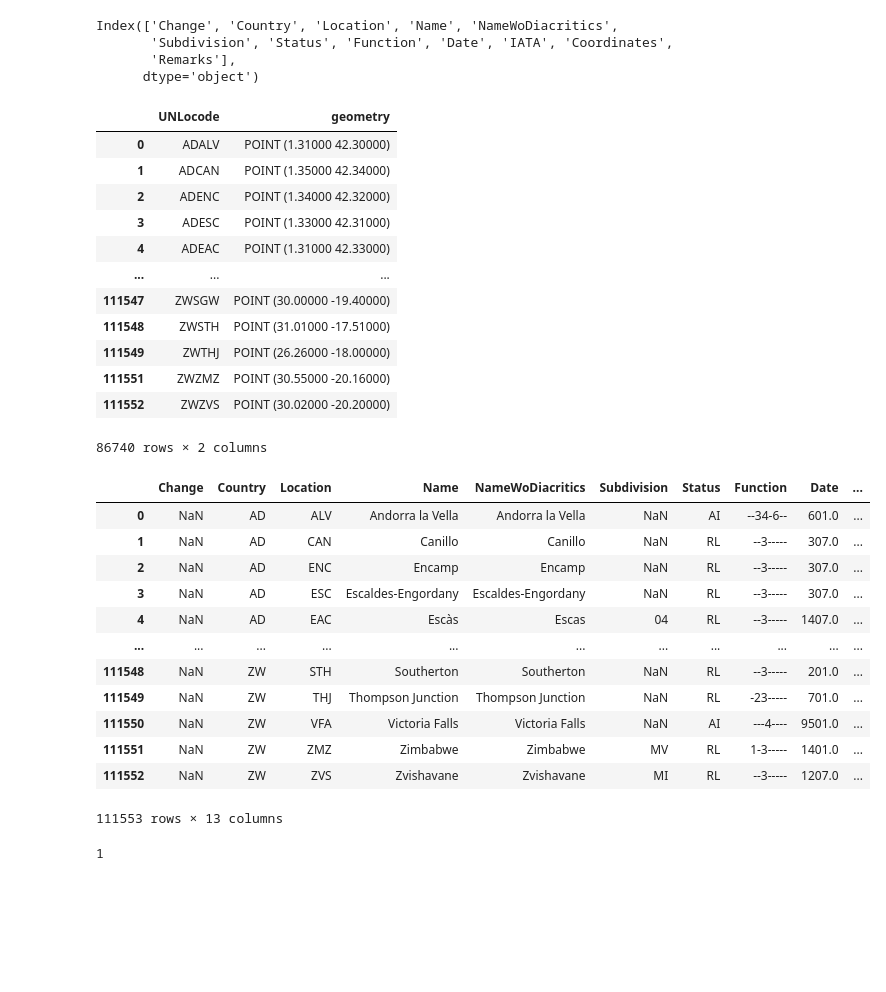
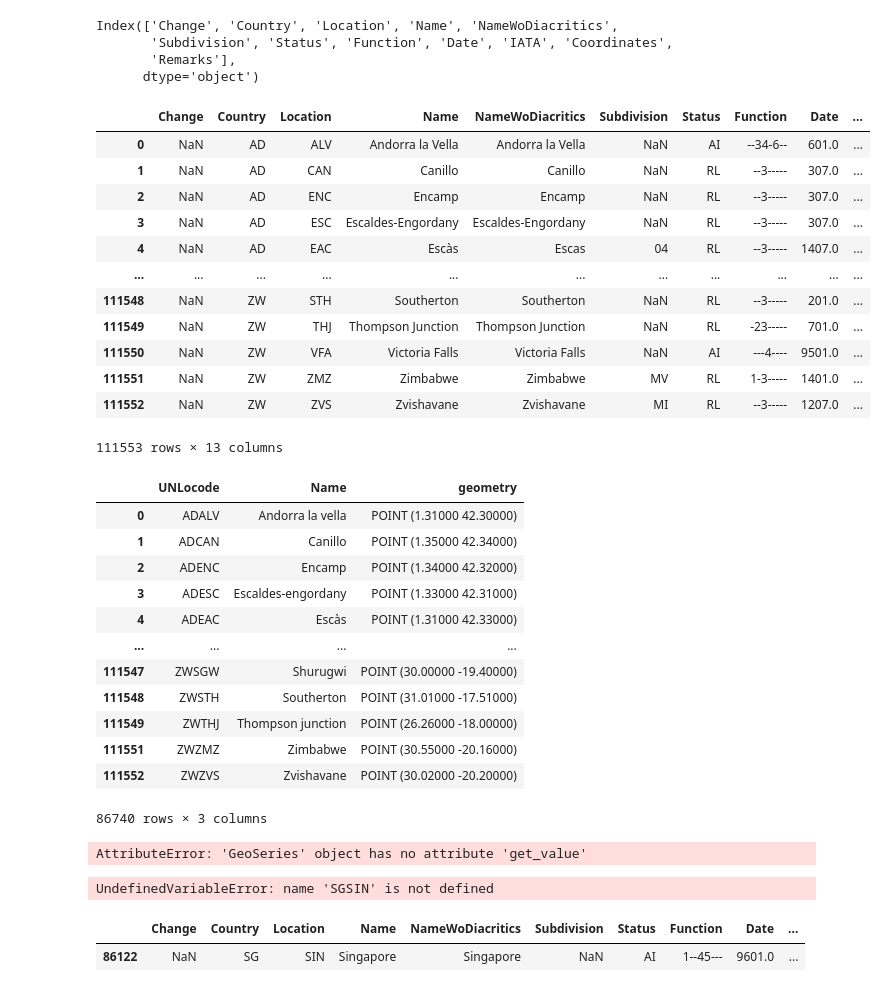
Before and after one commit to Steven-J-S/wco-hackathon-2022, a Jupyter notebook: test_DD.ipynb, the cells around one changed output. Cells and saved outputs as stored; diff of their text form; code cells hidden in the pictures; blank space fills up the shorter version.

```diff
--- a/test_DD.ipynb
+++ b/test_DD.ipynb
@@ -85,44 +56,55 @@ Index(['Change', 'Country', 'Location', 'Name', 'NameWoDiacritics',
       dtype='object')
 # %%
 dftmp['unloccode'] = dftmp["Country"] + dftmp["Location"]
+# %%
+dftmp
+# %% [output]
+|  | Change | Country | Location | Name | NameWoDiacritics | Subdivision | Status | Function | Date | ... |
+| 0 | NaN | AD | ALV | Andorra la Vella | Andorra la Vella | NaN | AI | --34-6-- | 601.0 | ... |
+| 1 | NaN | AD | CAN | Canillo | Canillo | NaN | RL | --3----- | 307.0 | ... |
+| 2 | NaN | AD | ENC | Encamp | Encamp | NaN | RL | --3----- | 307.0 | ... |
+| 3 | NaN | AD | ESC | Escaldes-Engordany | Escaldes-Engordany | NaN | RL | --3----- | 307.0 | ... |
+| 4 | NaN | AD | EAC | Escàs | Escas | 04 | RL | --3----- | 1407.0 | ... |
+| ... | ... | ... | ... | ... | ... | ... | ... | ... | ... | ... |
+| 111548 | NaN | ZW | STH | Southerton | Southerton | NaN | RL | --3----- | 201.0 | ... |
+| 111549 | NaN | ZW | THJ | Thompson Junction | Thompson Junction | NaN | RL | -23----- | 701.0 | ... |
+| 111550 | NaN | ZW | VFA | Victoria Falls | Victoria Falls | NaN | AI | ---4---- | 9501.0 | ... |
+| 111551 | NaN | ZW | ZMZ | Zimbabwe | Zimbabwe | MV | RL | 1-3----- | 1401.0 | ... |
+| 111552 | NaN | ZW | ZVS | Zvishavane | Zvishavane | MI | RL | --3----- | 1207.0 | ... |
+111553 rows × 13 columns
 # %%
 import coordinates as coords
 # %%
-coords.get_ports_coordinates()
+lookup_coords = coords.get_ports_coordinates()
-# %% [output]
-|  | UNLocode | geometry |
-| 0 | ADALV | POINT (1.31000 42.30000) |
-| 1 | ADCAN | POINT (1.35000 42.34000) |
-| 2 | ADENC | POINT (1.34000 42.32000) |
-| 3 | ADESC | POINT (1.33000 42.31000) |
-| 4 | ADEAC | POINT (1.31000 42.33000) |
-| ... | ... | ... |
-| 111547 | ZWSGW | POINT (30.00000 -19.40000) |
-| 111548 | ZWSTH | POINT (31.01000 -17.51000) |
-| 111549 | ZWTHJ | POINT (26.26000 -18.00000) |
-| 111551 | ZWZMZ | POINT (30.55000 -20.16000) |
-| 111552 | ZWZVS | POINT (30.02000 -20.20000) |
-86740 rows × 2 columns
+# %%
+lookup_coords
+# %% [output]
+|  | UNLocode | Name | geometry |
+| 0 | ADALV | Andorra la vella | POINT (1.31000 42.30000) |
+| 1 | ADCAN | Canillo | POINT (1.35000 42.34000) |
+| 2 | ADENC | Encamp | POINT (1.34000 42.32000) |
+| 3 | ADESC | Escaldes-engordany | POINT (1.33000 42.31000) |
+| 4 | ADEAC | Escàs | POINT (1.31000 42.33000) |
+| ... | ... | ... | ... |
+| 111547 | ZWSGW | Shurugwi | POINT (30.00000 -19.40000) |
+| 111548 | ZWSTH | Southerton | POINT (31.01000 -17.51000) |
+| 111549 | ZWTHJ | Thompson junction | POINT (26.26000 -18.00000) |
+| 111551 | ZWZMZ | Zimbabwe | POINT (30.55000 -20.16000) |
+| 111552 | ZWZVS | Zvishavane | POINT (30.02000 -20.20000) |
+86740 rows × 3 columns
+# %%
+lookup_coords.query("UNLocode == 'ADALV'").geometry.get_value(x,0)
+# %% [output]
+AttributeError: 'GeoSeries' object has no attribute 'get_value'
+# %%
+lookup_coords.query("UNLocode == SGSIN")
+# %% [output]
+UndefinedVariableError: name 'SGSIN' is not defined
 # %%
-dftmp
+dftmp[dftmp.unloccode == "SGSIN"]
 # %% [output]
 |  | Change | Country | Location | Name | NameWoDiacritics | Subdivision | Status | Function | Date | ... |
-| 0 | NaN | AD | ALV | Andorra la Vella | Andorra la Vella | NaN | AI | --34-6-- | 601.0 | ... |
-| 1 | NaN | AD | CAN | Canillo | Canillo | NaN | RL | --3----- | 307.0 | ... |
-| 2 | NaN | AD | ENC | Encamp | Encamp | NaN | RL | --3----- | 307.0 | ... |
-| 3 | NaN | AD | ESC | Escaldes-Engordany | Escaldes-Engordany | NaN | RL | --3----- | 307.0 | ... |
-| 4 | NaN | AD | EAC | Escàs | Escas | 04 | RL | --3----- | 1407.0 | ... |
-| ... | ... | ... | ... | ... | ... | ... | ... | ... | ... | ... |
-| 111548 | NaN | ZW | STH | Southerton | Southerton | NaN | RL | --3----- | 201.0 | ... |
-| 111549 | NaN | ZW | THJ | Thompson Junction | Thompson Junction | NaN | RL | -23----- | 701.0 | ... |
-| 111550 | NaN | ZW | VFA | Victoria Falls | Victoria Falls | NaN | AI | ---4---- | 9501.0 | ... |
-| 111551 | NaN | ZW | ZMZ | Zimbabwe | Zimbabwe | MV | RL | 1-3----- | 1401.0 | ... |
-| 111552 | NaN | ZW | ZVS | Zvishavane | Zvishavane | MI | RL | --3----- | 1207.0 | ... |
+| 86122 | NaN | SG | SIN | Singapore | Singapore | NaN | AI | 1--45--- | 9601.0 | ... |
-111553 rows × 13 columns
-# %%
-sum(dftmp["unloccode"]=="NLRTM")
-# %% [output]
-1
 # %%
 import geopandas as gpd
 import matplotlib.pyplot as plt
```
Also changed, not shown: parts of 12 cells of this notebook.
